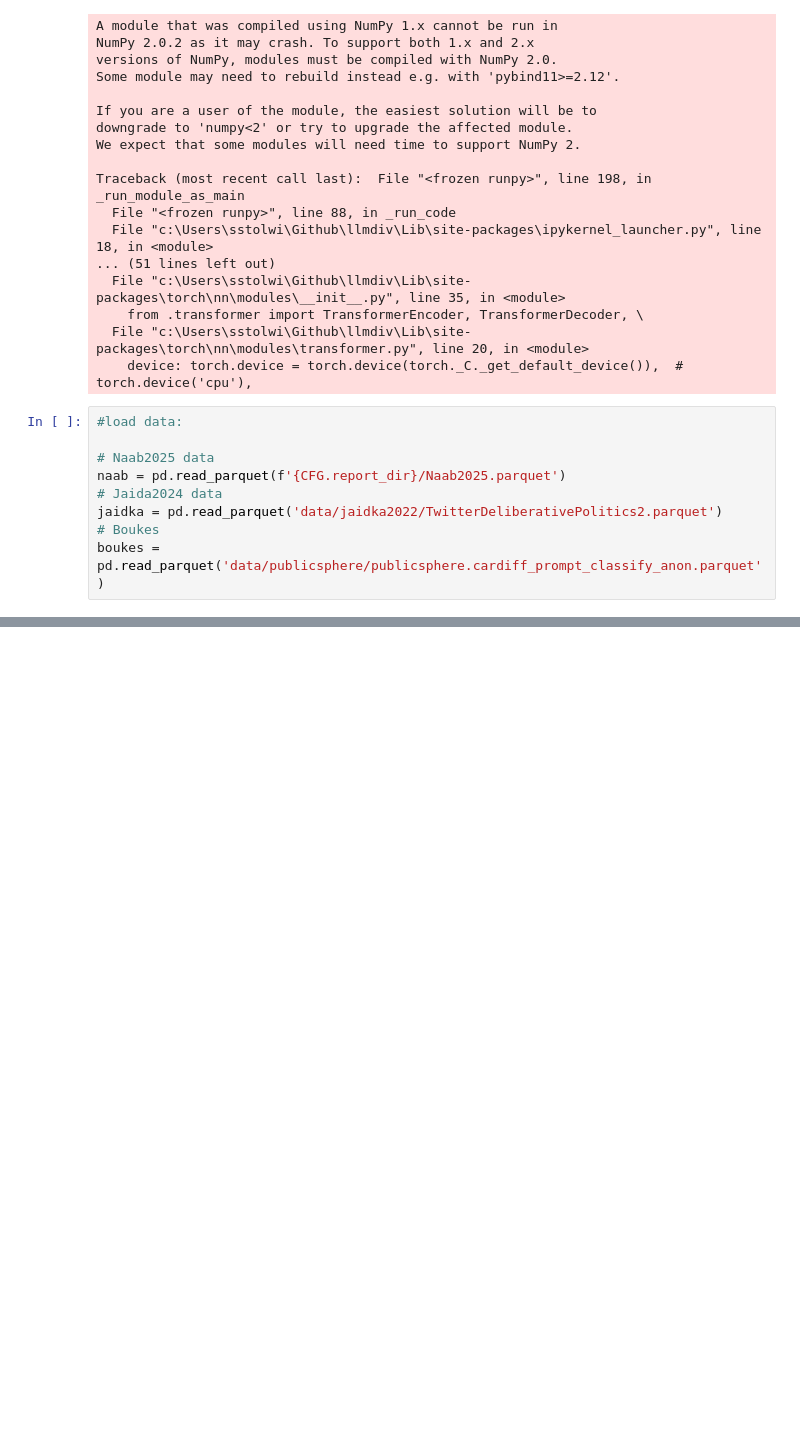
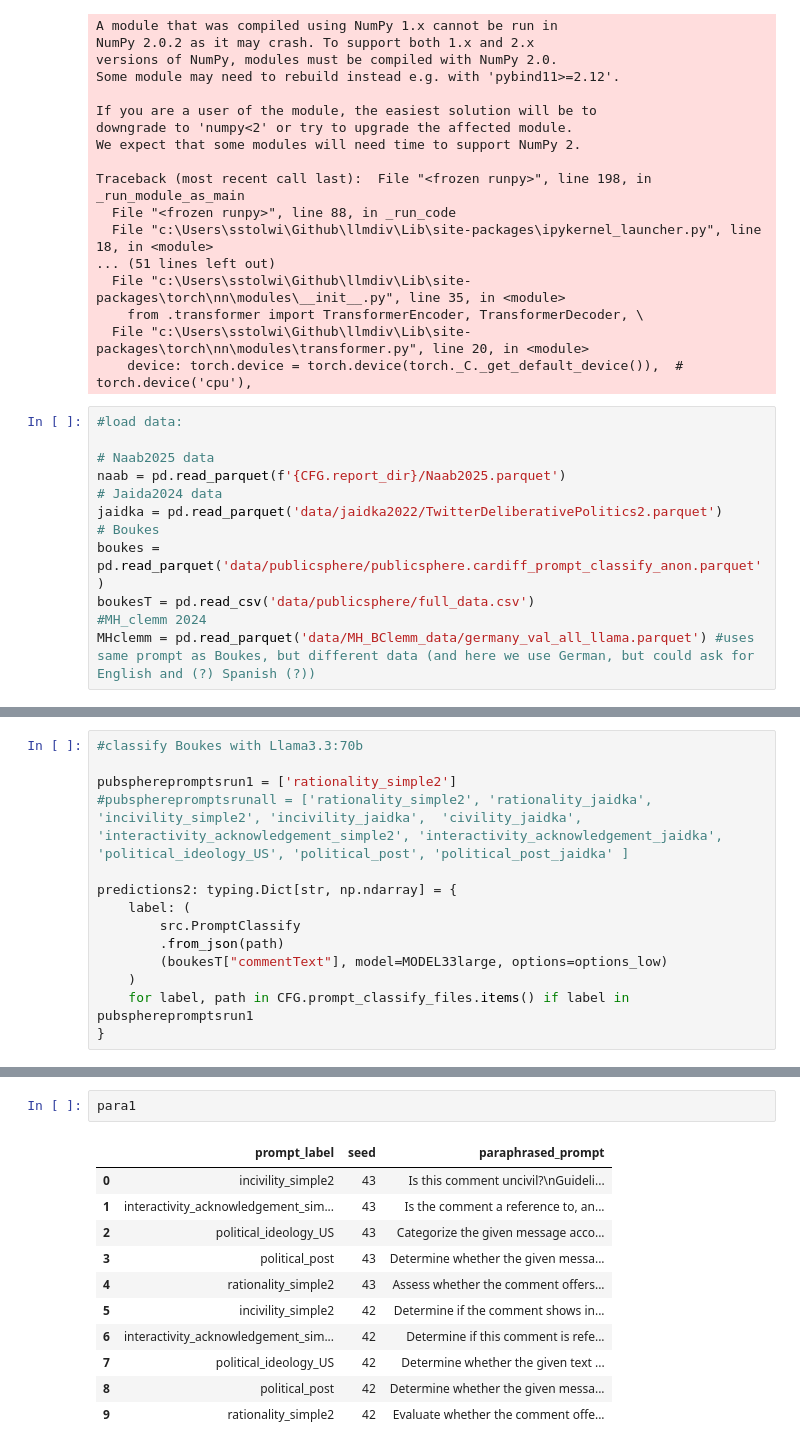
Before and after one commit to cl-trier/TWON-Exploration, a Jupyter notebook: 50--GLLM-annotation-bias-analysis.ipynb, the cells around one changed output, grey strips where cells are left out. Drawn from its saved outputs; the diff is of its cells as text; blank space fills up the shorter version.

Commit message:
added prompt paraphrasing to annotation bias analysis

```diff
--- a/50--GLLM-annotation-bias-analysis.ipynb
+++ b/50--GLLM-annotation-bias-analysis.ipynb
@@ -55,3 +55,6 @@ naab = pd.read_parquet(f'{CFG.report_dir}/Naab2025.parquet')
 jaidka = pd.read_parquet('data/jaidka2022/TwitterDeliberativePolitics2.parquet')
 # Boukes
 boukes = pd.read_parquet('data/publicsphere/publicsphere.cardiff_prompt_classify_anon.parquet')
+boukesT = pd.read_csv('data/publicsphere/full_data.csv')
+#MH_clemm 2024
+MHclemm = pd.read_parquet('data/MH_BClemm_data/germany_val_all_llama.parquet') #uses same prompt as Boukes, but different data (and here we use German, but could ask for English and (?) Spanish (?))
@@ -61,0 +293,14 @@ boukes = pd.read_parquet('data/publicsphere/publicsphere.cardiff_prompt_classify
+# %%
+#classify Boukes with Llama3.3:70b
+
+pubspherepromptsrun1 = ['rationality_simple2']
+#pubspherepromptsrunall = ['rationality_simple2', 'rationality_jaidka', 'incivility_simple2', 'incivility_jaidka',  'civility_jaidka', 'interactivity_acknowledgement_simple2', 'interactivity_acknowledgement_jaidka', 'political_ideology_US', 'political_post', 'political_post_jaidka' ]
+
+predictions2: typing.Dict[str, np.ndarray] = {
+    label: (
+        src.PromptClassify
+        .from_json(path)
+        (boukesT["commentText"], model=MODEL33large, options=options_low)
+    )
+    for label, path in CFG.prompt_classify_files.items() if label in pubspherepromptsrun1
+}
@@ -61,0 +418,14 @@ boukes = pd.read_parquet('data/publicsphere/publicsphere.cardiff_prompt_classify
+# %%
+para1
+# %% [output]
+|  | prompt_label | seed | paraphrased_prompt |
+| 0 | incivility_simple2 | 43 | Is this comment uncivil?\nGuideli... |
+| 1 | interactivity_acknowledgement_sim... | 43 | Is the comment a reference to, an... |
+| 2 | political_ideology_US | 43 | Categorize the given message acco... |
+| 3 | political_post | 43 | Determine whether the given messa... |
+| 4 | rationality_simple2 | 43 | Assess whether the comment offers... |
+| 5 | incivility_simple2 | 42 | Determine if the comment shows in... |
+| 6 | interactivity_acknowledgement_sim... | 42 | Determine if this comment is refe... |
+| 7 | political_ideology_US | 42 | Determine whether the given text ... |
+| 8 | political_post | 42 | Determine whether the given messa... |
+| 9 | rationality_simple2 | 42 | Evaluate whether the comment offe... |
```
Also changed, not shown: parts of 13 cells of this notebook, 7 other files.
